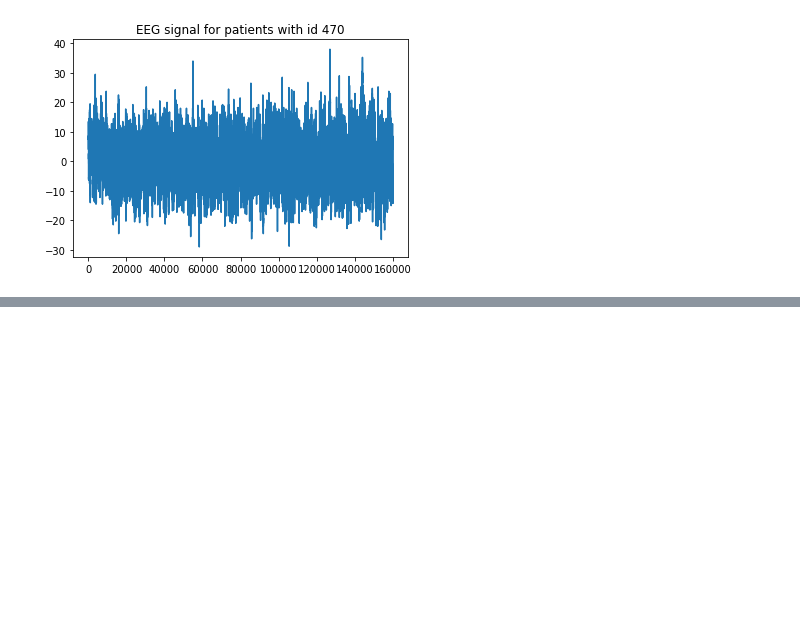
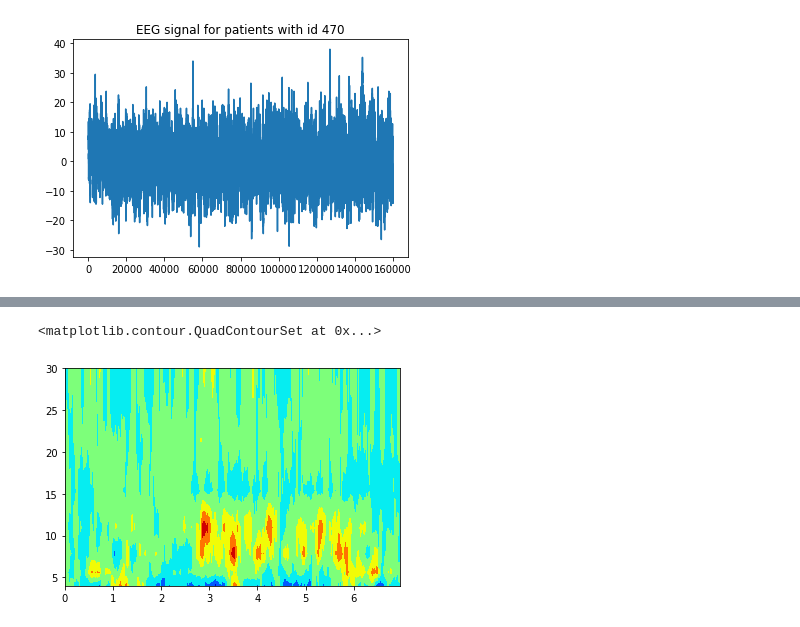
Before and after one commit to iknyazeva/EEGprocessing, a Jupyter notebook: EEG_analyser_examples.ipynb, the cells around one changed output, grey strips where cells are left out. Cells and saved outputs as stored; diff of their text form; code cells hidden in the pictures; blank space fills up the shorter version.

```diff
--- a/EEG_analyser_examples.ipynb
+++ b/EEG_analyser_examples.ipynb
@@ -91,5 +115,8 @@ normwt.shape
 # %%
-plt.contourf(timeExp, myExperiment.freq, normwt[:,:,6], cmap=plt.cm.jet )
+plt.contourf(timeExp, myExperiment.freq, normwt[:,:,8], cmap=plt.cm.jet )
+# %% [output]
+<matplotlib.contour.QuadContourSet at 0x...>
+[figure, added]
 # %%
 #Если считать это индивидуально для каждой пробы, надо использовать trial_average = False
 normwtSingle = myExperiment.baseline_normalization(trial_average = False)
```
Also changed, not shown: parts of 5 cells of this notebook.
